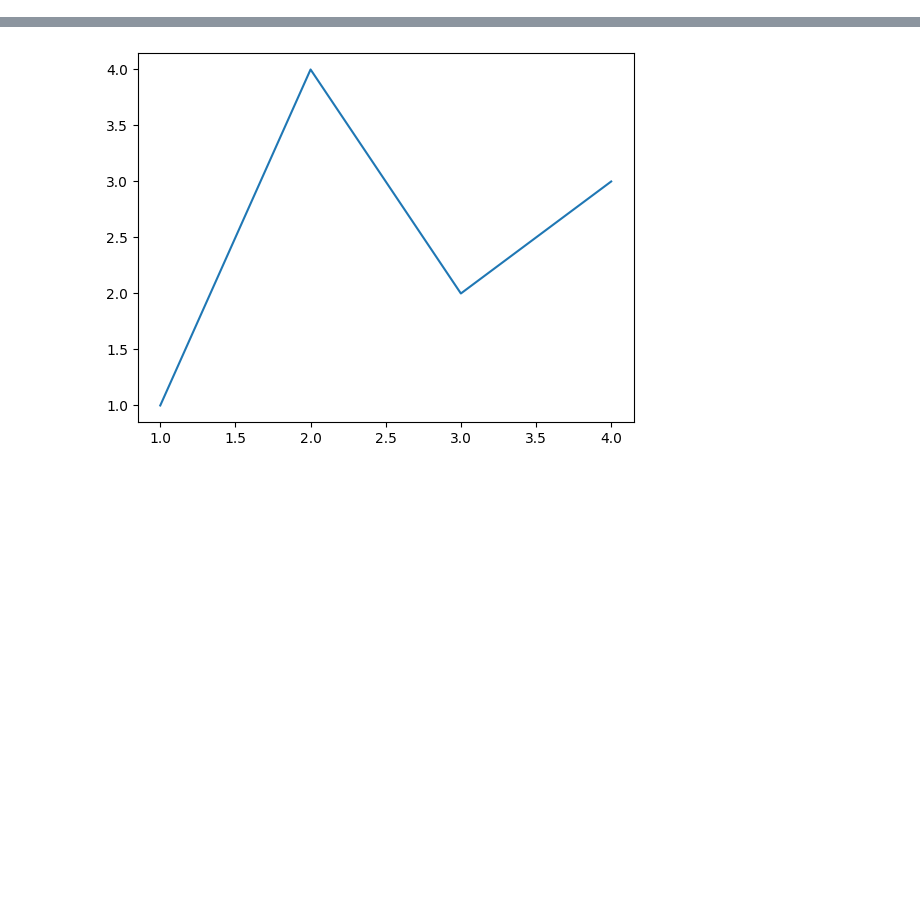
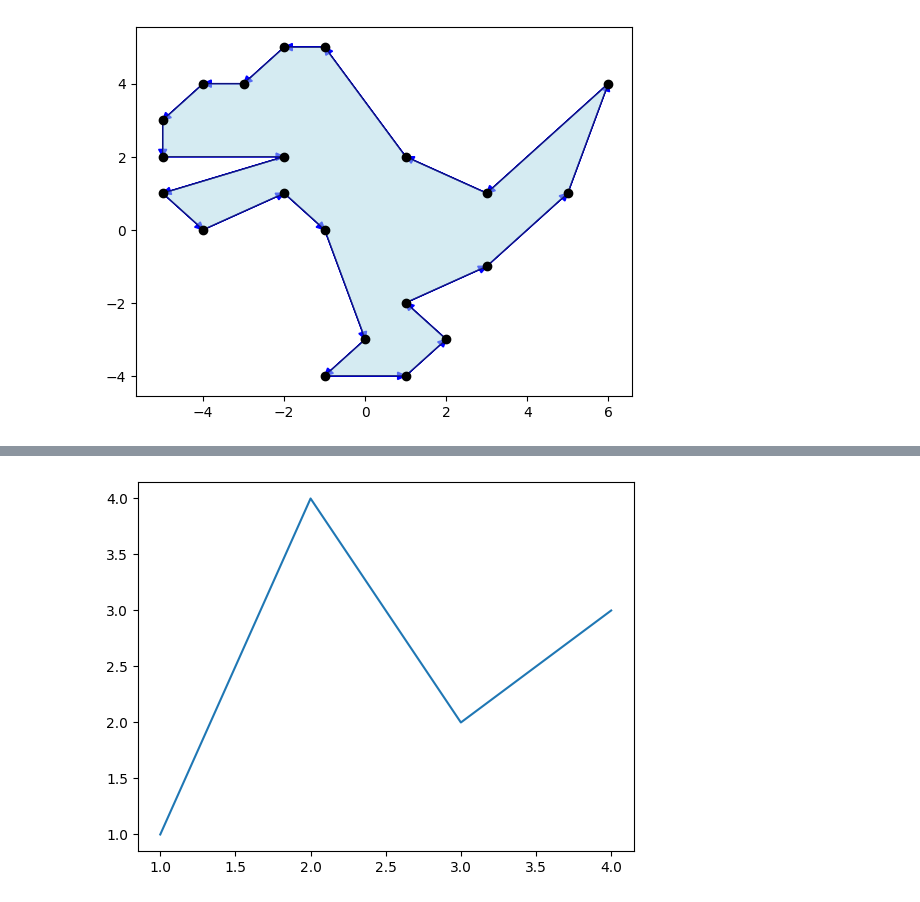
Before and after one commit to Kislovskiy/ChartCraftHub, a Jupyter notebook: src/chartcrafthub/chapter_2_0.ipynb, the cells around one changed output, grey strips where cells are left out. Saved outputs shown, nothing was run; the diff lists cells and outputs as text; code cells hidden in the pictures; blank space fills up the shorter version.

```diff
--- a/src/chartcrafthub/chapter_2_0.ipynb
+++ b/src/chartcrafthub/chapter_2_0.ipynb
@@ -2,0 +13,54 @@
+# %%
+from abstractions import Plot, Point, Vector, Polygon
+
+# prepare the data
+dino_vectors = (
+    (6, 4),
+    (3, 1),
+    (1, 2),
+    (-1, 5),
+    (-2, 5),
+    (-3, 4),
+    (-4, 4),
+    (-5, 3),
+    (-5, 2),
+    (-2, 2),
+    (-5, 1),
+    (-4, 0),
+    (-2, 1),
+    (-1, 0),
+    (0, -3),
+    (-1, -4),
+    (1, -4),
+    (2, -3),
+    (1, -2),
+    (3, -1),
+    (5, 1),
+)
+
+grid_points = [Point(x, y) for x, y in dino_vectors]
+grid_vectors = [
+    Vector(start, end)
+    for start, end in zip(grid_points, grid_points[1:] + [grid_points[0]])
+]
+
+point_style = {"marker": "o", "color": "black"}
+vector_style = {
+    "head_width": 0.2,
+    "head_length": 0.2,
+    "fc": "blue",
+    "ec": "blue",
+    "length_includes_head": "True",
+}
+polygon_style = {"color": "lightblue", "edgecolor": "black", "alpha": 0.5}
+
+# the plotting happens here
+fig, ax = (
+    Plot()
+    .add(grid_points, point_style)
+    .add(grid_vectors, vector_style)
+    .add(Polygon(grid_points), polygon_style)
+    .get_figure()
+)
+# %% [output]
+[figure, added]
```
Also changed, not shown: parts of 8 cells of this notebook, 2 other files.
